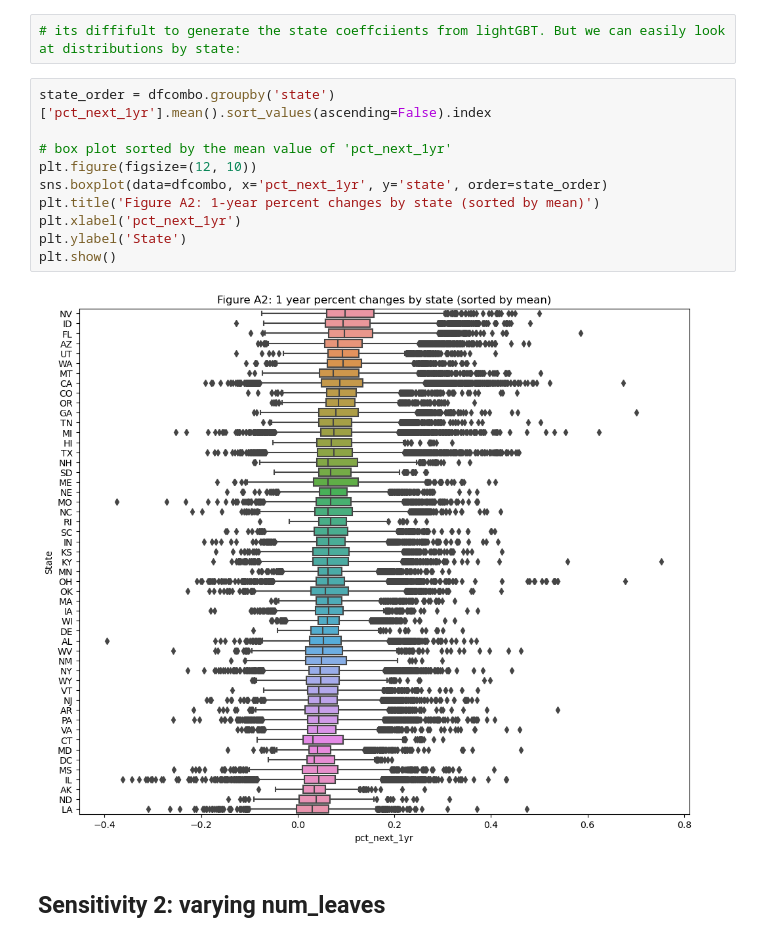
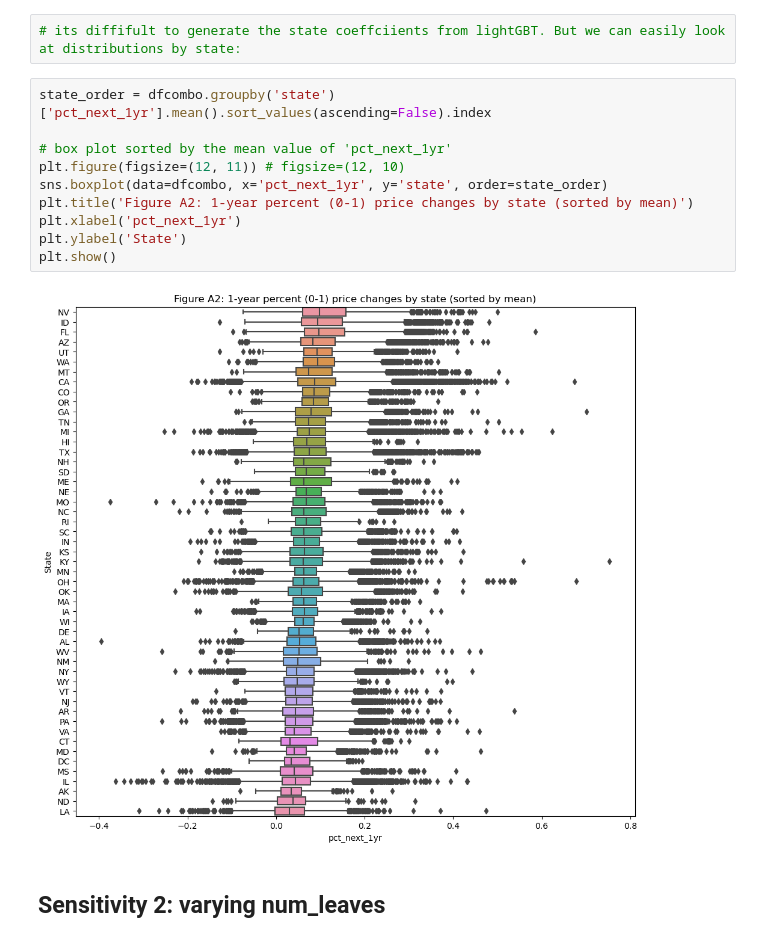
Before and after one commit to mexiliang/milestone696, a Jupyter notebook: supervised learning workbook/supervised2_models_clf.ipynb, the cells around one changed output. Cells and saved outputs as stored; diff of their text form.

```diff
--- a/supervised learning workbook/supervised2_models_clf.ipynb
+++ b/supervised learning workbook/supervised2_models_clf.ipynb
@@ -648,15 +666,15 @@ plt.show()
 # %%
 state_order = dfcombo.groupby('state')['pct_next_1yr'].mean().sort_values(ascending=False).index
 
 # box plot sorted by the mean value of 'pct_next_1yr'
-plt.figure(figsize=(12, 10))
+plt.figure(figsize=(12, 11)) # figsize=(12, 10)
 sns.boxplot(data=dfcombo, x='pct_next_1yr', y='state', order=state_order)
-plt.title('Figure A2: 1-year percent changes by state (sorted by mean)')
+plt.title('Figure A2: 1-year percent (0-1) price changes by state (sorted by mean)')
 plt.xlabel('pct_next_1yr')
 plt.ylabel('State')
 plt.show()
 # %% [output]
-[figure, old version]
+[figure, new version]
 # %% [markdown]
 ## Sensitivity 2: varying num_leaves
 # %%
```
Also changed, not shown: parts of 8 cells of this notebook, 1 other file.
